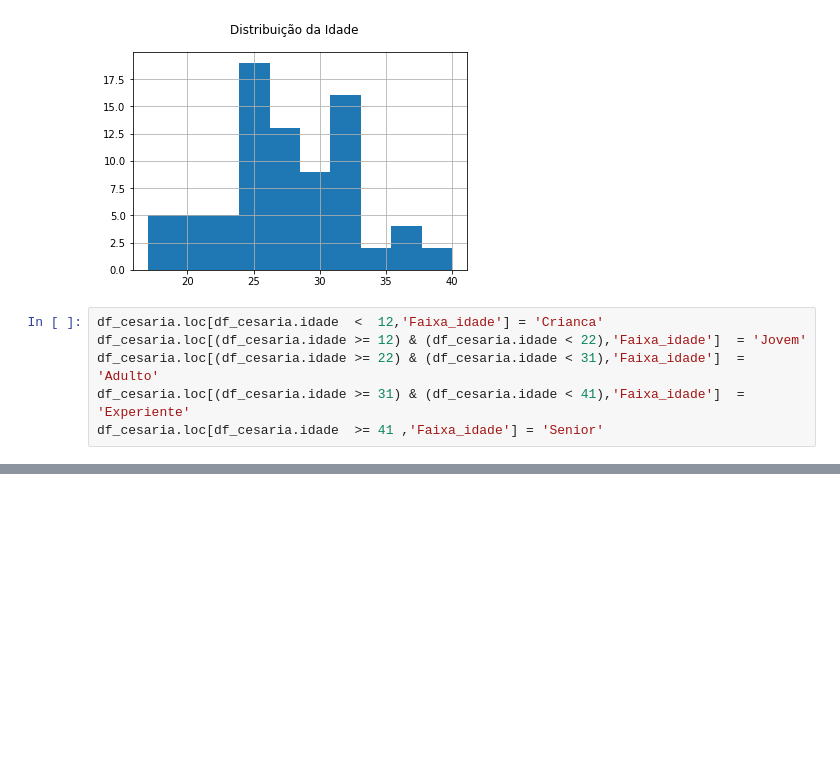
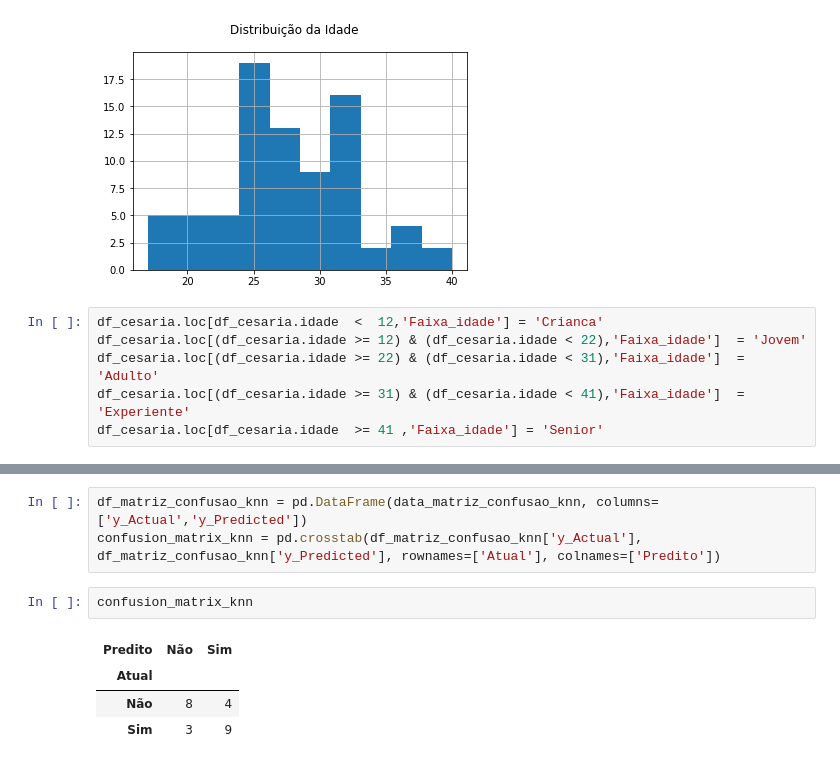
Before and after one commit to nocyamribeiro/DataMiningTrab, a Jupyter notebook: cesariana_predict.ipynb, the cells around one changed output, grey strips where cells are left out. Cells and saved outputs as stored; diff of their text form; blank space fills up the shorter version.

```diff
--- a/cesariana_predict.ipynb
+++ b/cesariana_predict.ipynb
@@ -140,0 +222,10 @@ df_cesaria.loc[df_cesaria.Cesariana  ==  1,'Cesariana_desc'] = 'Sim'
+# %%
+df_matriz_confusao_knn = pd.DataFrame(data_matriz_confusao_knn, columns=['y_Actual','y_Predicted'])
+confusion_matrix_knn = pd.crosstab(df_matriz_confusao_knn['y_Actual'], df_matriz_confusao_knn['y_Predicted'], rownames=['Atual'], colnames=['Predito'])
+# %%
+confusion_matrix_knn
+# %% [output]
+| Predito | Não | Sim |
+| Atual |  |  |
+| Não | 8 | 4 |
+| Sim | 3 | 9 |
```
Also changed, not shown: parts of 41 cells of this notebook.
